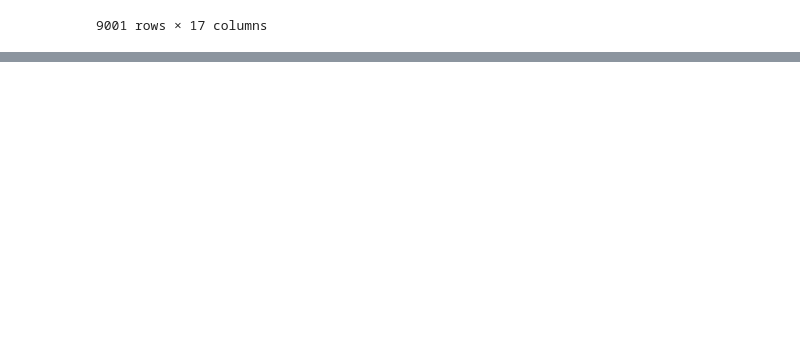
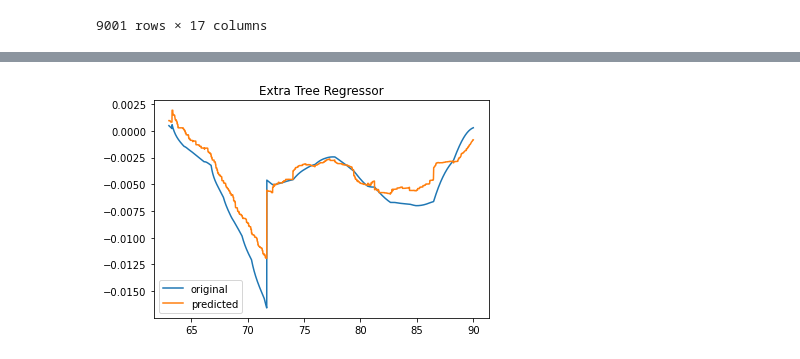
Before and after one commit to bharadwaj1098/Auto, a Jupyter notebook: graphs.ipynb, the cells around one changed output, grey strips where cells are left out. Cells and saved outputs as stored; diff of their text form; code cells hidden in the pictures; blank space fills up the shorter version.

```diff
--- a/graphs.ipynb
+++ b/graphs.ipynb
@@ -126,0 +137,6 @@ if __name__ == "__main__":
+# %%
+etr.fit(X_train, y_train)
+z1 = etr.predict(X_test)
+compare(z1, "Extra Tree Regressor")
+# %% [output]
+[figure, added]
```
Also changed, not shown: parts of 5 cells of this notebook.
